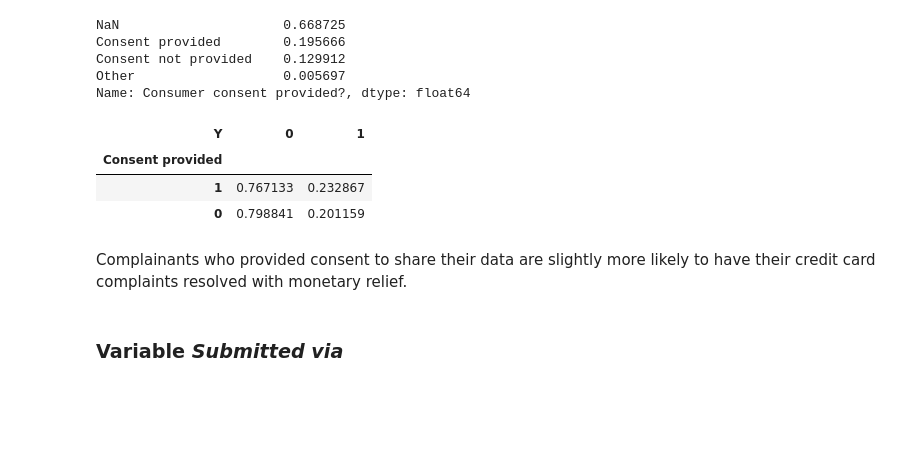
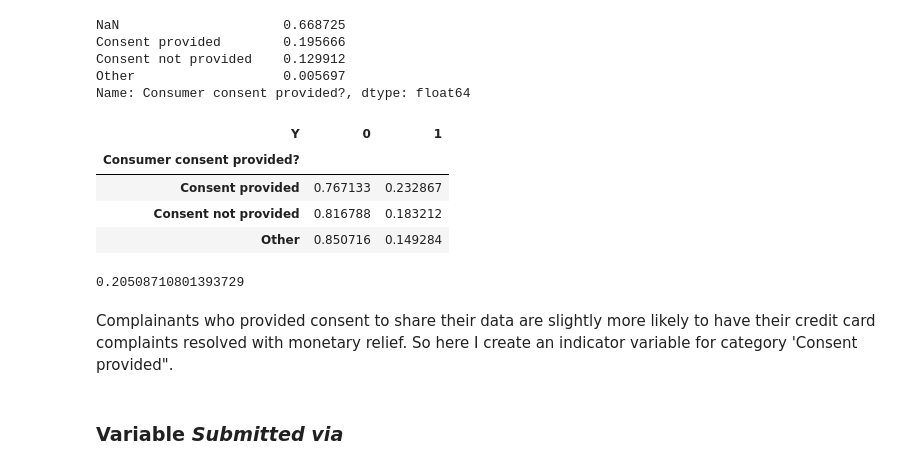
Before and after one commit to zhannazh/Predicting_Outcome_of_Consumer_Finance_Complaints, a Jupyter notebook: 1. Data exploration and feature engineering.ipynb, the cells around one changed output. Saved outputs shown, nothing was run; the diff lists cells and outputs as text; code cells hidden in the pictures; blank space fills up the shorter version.

```diff
--- a/1. Data exploration and feature engineering.ipynb
+++ b/1. Data exploration and feature engineering.ipynb
@@ -298,0 +360,17 @@ pd.crosstab(index = df.Issue,
+# %%
+# Identify categories of variable "State" that capture less than 2% of all credit card complaints
+relabel_state = []
+for i in State_labels.index:
+    if df[df.State == i].State.count()/df.shape[0] < 0.02:
+        relabel_state.append(i)
+
+# Group the identified categories into "State - Other groupped"
+df["State_recoded"] = df.State
+for i in relabel_state:
+    df.loc[df.State == i, 'State_recoded'] = "State - Other groupped"
+
+# Include nulls into "State-Other groupped"
+df.loc[df.State.isna(), 'State_recoded'] = "State - Other groupped"
+
+# Number of unique categories in the recoded Issue variable
+df.State_recoded.nunique()
@@ -346,22 +405,15 @@ There seems to be some variation in the likelihood of monetary compensation by s
 # %%
-# Create dummy variables for all states, inclduing DC, US territories, and military states
-# Make State's NULL values the excluded (baseline) category in regressions
-df_States = pd.get_dummies(df['State'])
+# Create dummy variables for categories in the recoded State variable
+# Make "State - Other groupped" the excluded (baseline) category in regressions
+df_States = pd.get_dummies(df['State_recoded'])
+df_States = df_States.drop('State - Other groupped', axis=1)
 df = pd.concat([df, df_States], axis=1)
-
-# terrirotires_and_military_states = ['AA', 'AE', 'AP', 'FM', 'GU', 'ND', 'MH',
-#'MP', 'PR', 'PW', 'VI']
 # %% [markdown]
 ### Variable *Tags*
 # %%
 # Tabulate variable 'Tags'
 print(df.Tags.value_counts(dropna=False)/df.shape[0])
 print()
-
-# Create dummy variables for 3 non-null 'Tags' categories
-# Let null values be the excluded category
-df_Tags = pd.get_dummies(df['Tags'])
-df = pd.concat([df, df_Tags], axis=1)
 # %% [output]
 NaN                              0.848838
 Older American                   0.109466
@@ -388,3 +440,5 @@ Older Non-Service Member Americans (who filed ~11% of complaints in the dataset)
+# %%
+df["Older American"] = np.where(df.Tags == 'Older American', 1, 0)
 # %% [markdown]
 ### Varibale *Consumer consent provided?*
 # %%
@@ -400,12 +452,18 @@ Other                   0.005697
 Name: Consumer consent provided?, dtype: float64
 # %%
 # Tabulate Consent by outcome (Y)
-pd.crosstab(index = df['Consent provided'],
+pd.crosstab(index = df['Consumer consent provided?'],
             columns = df.Y, normalize = 'index').sort_values(by=1, ascending=False)
 # %% [output]
 | Y | 0 | 1 |
-| Consent provided |  |  |
-| 1 | 0.767133 | 0.232867 |
-| 0 | 0.798841 | 0.201159 |
+| Consumer consent provided? |  |  |
+| Consent provided | 0.767133 | 0.232867 |
+| Consent not provided | 0.816788 | 0.183212 |
+| Other | 0.850716 | 0.149284 |
+# %%
+# Tabulate Y for the NULL values of 'Consumer consent provided?'
+df[df['Consumer consent provided?'].isna()].Y.mean()
+# %% [output]
+0.20508710801393729
 # %% [markdown]
-Complainants who provided consent to share their data are slightly more likely to have their credit card complaints resolved with monetary relief.
+Complainants who provided consent to share their data are slightly more likely to have their credit card complaints resolved with monetary relief. So here I create an indicator variable for category 'Consent provided".
```
Also changed, not shown: parts of 43 cells of this notebook.
